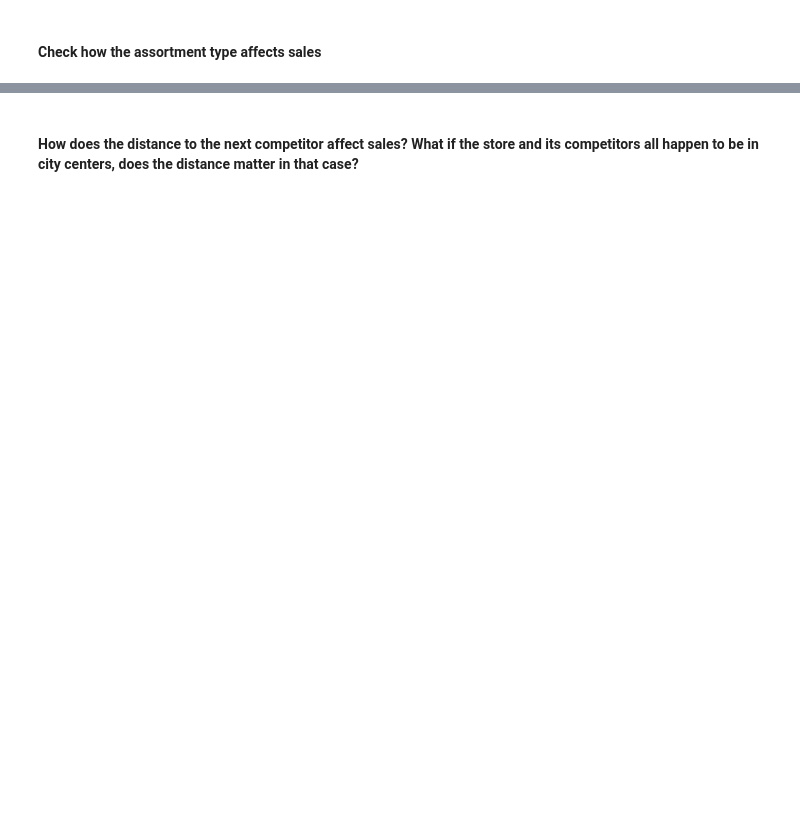
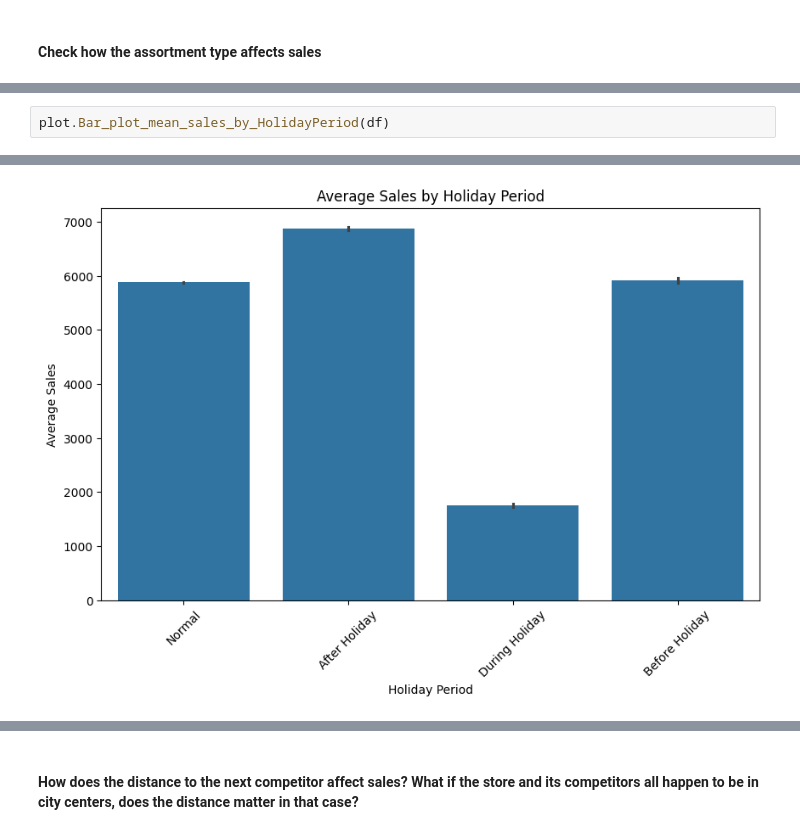
Before and after one commit to amsalugetasew/10_Academy_AI_Mastery_kifiya_Week_4, a Jupyter notebook: Notebooks/main.ipynb, the cells around one changed output, grey strips where cells are left out. Saved outputs shown, nothing was run; the diff lists cells and outputs as text; blank space fills up the shorter version.

```diff
--- a/Notebooks/main.ipynb
+++ b/Notebooks/main.ipynb
@@ -343,0 +356,3 @@ df
+# %%
+plot.Bar_plot_mean_sales_by_HolidayPeriod(df)
+# %% [output]
@@ -343,0 +360 @@ df
+[figure, added]
```
Also changed, not shown: parts of 12 cells of this notebook.
